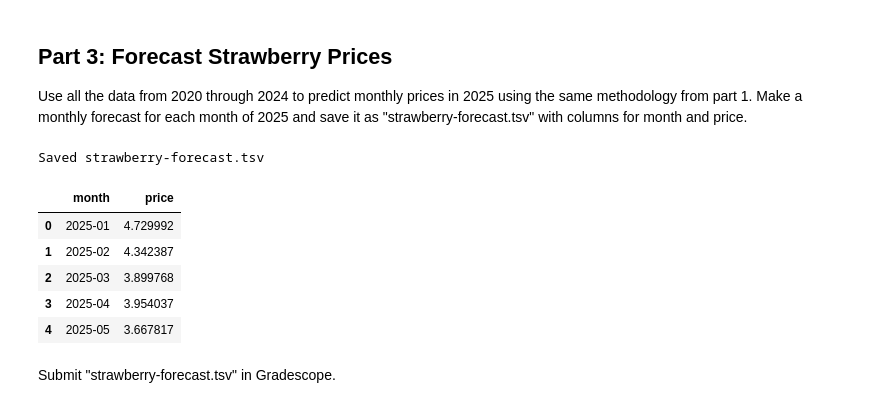
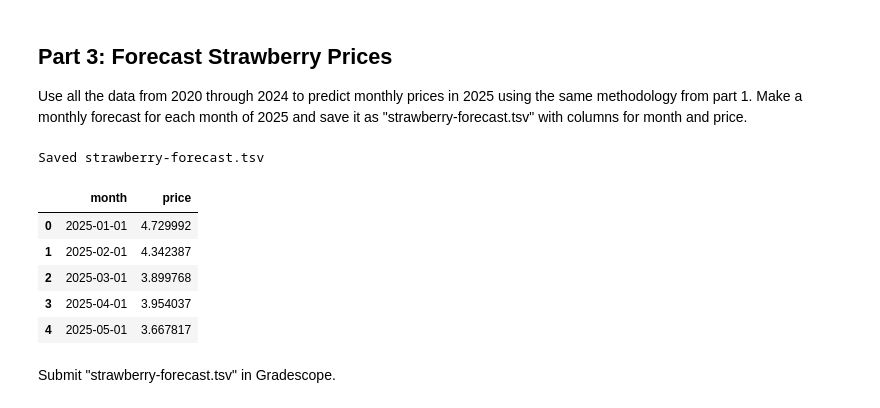
Before and after one commit to acasas11/dx704-project-02, a Jupyter notebook: project.ipynb, the cells around one changed output. Drawn from its saved outputs; the diff is of its cells as text; code cells hidden in the pictures.

```diff
--- a/project.ipynb
+++ b/project.ipynb
@@ -206,13 +192,10 @@ Use all the data from 2020 through 2024 to predict monthly prices in 2025 using
 Make a monthly forecast for each month of 2025 and save it as "strawberry-forecast.tsv" with columns for month and price.
 # %%
 # YOUR CHANGES HERE
-
-# PART 3 — Forecast 2025 → strawberry-forecast.tsv (month, price)
 
 import numpy as np
 import pandas as pd
 
-# --- Load & normalize columns to Date/Price (robust to 'Date' or 'month') ---
 raw = pd.read_csv("strawberry-prices.tsv", sep="\t")
 lower = {c.lower(): c for c in raw.columns}
 
@@ -239,50 +222,40 @@ df.index = df.index.to_timestamp()
 df = df.reset_index().rename(columns={"index":"Date"})
 df["Month"] = df["Date"].dt.month
 
-# ----------------------------
-# Train on 2020–2024
-# ----------------------------
 train = df[df["Date"].dt.year.isin([2020, 2021, 2022, 2023, 2024])].copy()
 
-# Seasonal index (multiplicative) from TRAIN ONLY — same as Part 1
 overall = train["Price"].mean()
 seasonal = (train.groupby(train["Date"].dt.month)["Price"].mean() / overall)
 seasonal = seasonal.reindex(range(1,13)).interpolate().bfill().ffill()
 seasonal_dict = seasonal.to_dict()
 
-# Deseasonalize & fit linear trend on deseasonalized series — same as Part 1
 train = train.assign(Deseasonal = train["Price"] / train["Month"].map(seasonal_dict))
 t = np.arange(len(train))
 X = np.c_[np.ones_like(t), t]
 beta = np.linalg.lstsq(X, train["Deseasonal"].values, rcond=None)[0]
 
-# ----------------------------
-# Forecast 2025 months
-# ----------------------------
 future_dates = pd.date_range("2025-01-01", periods=12, freq="MS")
 t_future = np.arange(t[-1] + 1, t[-1] + 1 + 12)
 trend_future = (np.c_[np.ones_like(t_future), t_future] @ beta)
 season_f = future_dates.month.map(seasonal_dict).values
 pred_2025 = trend_future * season_f
 
-# ----------------------------
-# Save required file (exact schema)
-# ----------------------------
+months_2025 = pd.to_datetime(future_dates).to_period("M").start_time
 forecast = pd.DataFrame({
-    "month": future_dates.strftime("%Y-%m"),
+    "month": months_2025.strftime("%Y-%m-%d"),
     "price": pred_2025
 })
 forecast.to_csv("strawberry-forecast.tsv", sep="\t", index=False)
 print("Saved strawberry-forecast.tsv")
 display(forecast.head())
 # %% [output]
 Saved strawberry-forecast.tsv
 |  | month | price |
-| 0 | 2025-01 | 4.729992 |
-| 1 | 2025-02 | 4.342387 |
-| 2 | 2025-03 | 3.899768 |
-| 3 | 2025-04 | 3.954037 |
-| 4 | 2025-05 | 3.667817 |
+| 0 | 2025-01-01 | 4.729992 |
+| 1 | 2025-02-01 | 4.342387 |
+| 2 | 2025-03-01 | 3.899768 |
+| 3 | 2025-04-01 | 3.954037 |
+| 4 | 2025-05-01 | 3.667817 |
 # %% [markdown]
 Submit "strawberry-forecast.tsv" in Gradescope.
 # %% [markdown]
```
Also changed, not shown: parts of 4 cells of this notebook, 3 other files.
